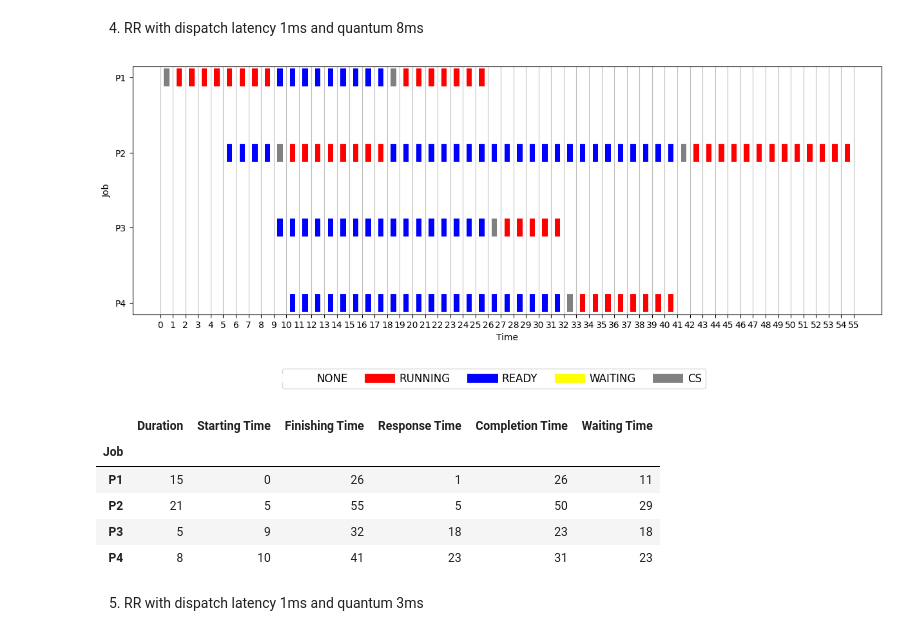
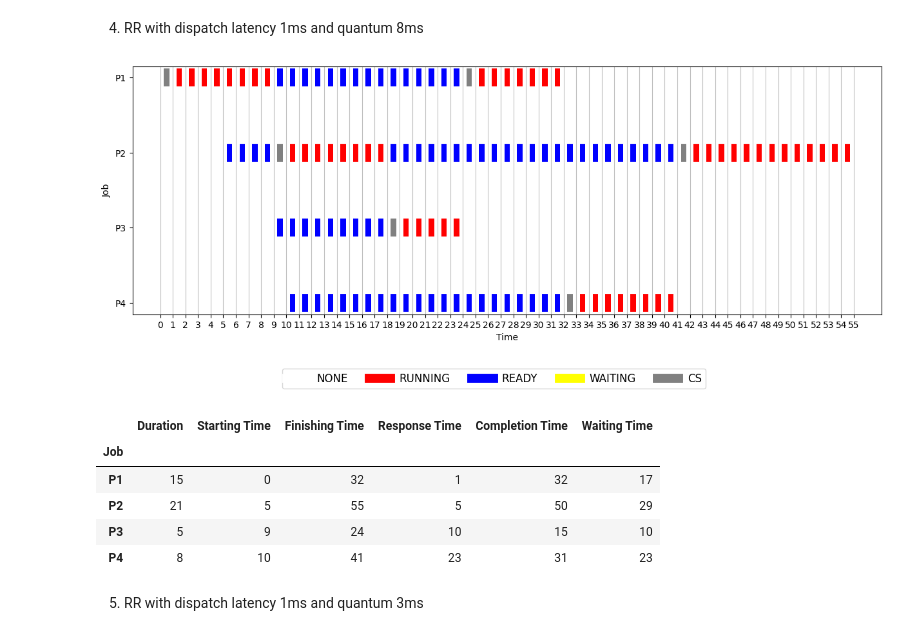
Before and after one commit to ilpav12/os-py-exercises, a Jupyter notebook: scheduling.ipynb, the cells around one changed output. Saved outputs shown, nothing was run; the diff lists cells and outputs as text; code cells hidden in the pictures.

```diff
--- a/scheduling.ipynb
+++ b/scheduling.ipynb
@@ -3,5 +41,10 @@ from scheduling import *
 # %% [markdown]
 Exercise 1
+# %%
+unprocessed_jobs = Jobs([Job('P1', 15,  0),
+                         Job('P2', 21,  5),
+                         Job('P3',  5,  9),
+                         Job('P4',  8, 10)])
 # %% [markdown]
 1) FCFS with dispatch latency 0ms
 # %%
@@ -65,22 +97,17 @@ jobs.to_pandas()
 # %% [markdown]
 4) RR with dispatch latency 1ms and quantum 8ms
 # %%
-jobs = Jobs([Job('P1', 15,  0),
-             Job('P2', 21,  5),
-             Job('P3',  5,  9),
-             Job('P4',  8, 10)])
-
-jobs = RR(dispatch_latency=1, quantum=8).process_jobs(jobs)
+jobs = RR(dispatch_latency=1, quantum=8).process_jobs(unprocessed_jobs)
 
 plot_gantt_chart(jobs)
 jobs.to_pandas()
 # %% [output]
-[figure, old version]
+[figure, new version]
 |  | Duration | Starting Time | Finishing Time | Response Time | Completion Time | Waiting Time |
 | Job |  |  |  |  |  |  |
-| P1 | 15 | 0 | 26 | 1 | 26 | 11 |
+| P1 | 15 | 0 | 32 | 1 | 32 | 17 |
 | P2 | 21 | 5 | 55 | 5 | 50 | 29 |
-| P3 | 5 | 9 | 32 | 18 | 23 | 18 |
+| P3 | 5 | 9 | 24 | 10 | 15 | 10 |
 | P4 | 8 | 10 | 41 | 23 | 31 | 23 |
 # %% [markdown]
 5) RR with dispatch latency 1ms and quantum 3ms
```
Also changed, not shown: parts of 27 cells of this notebook, 1 other file.
